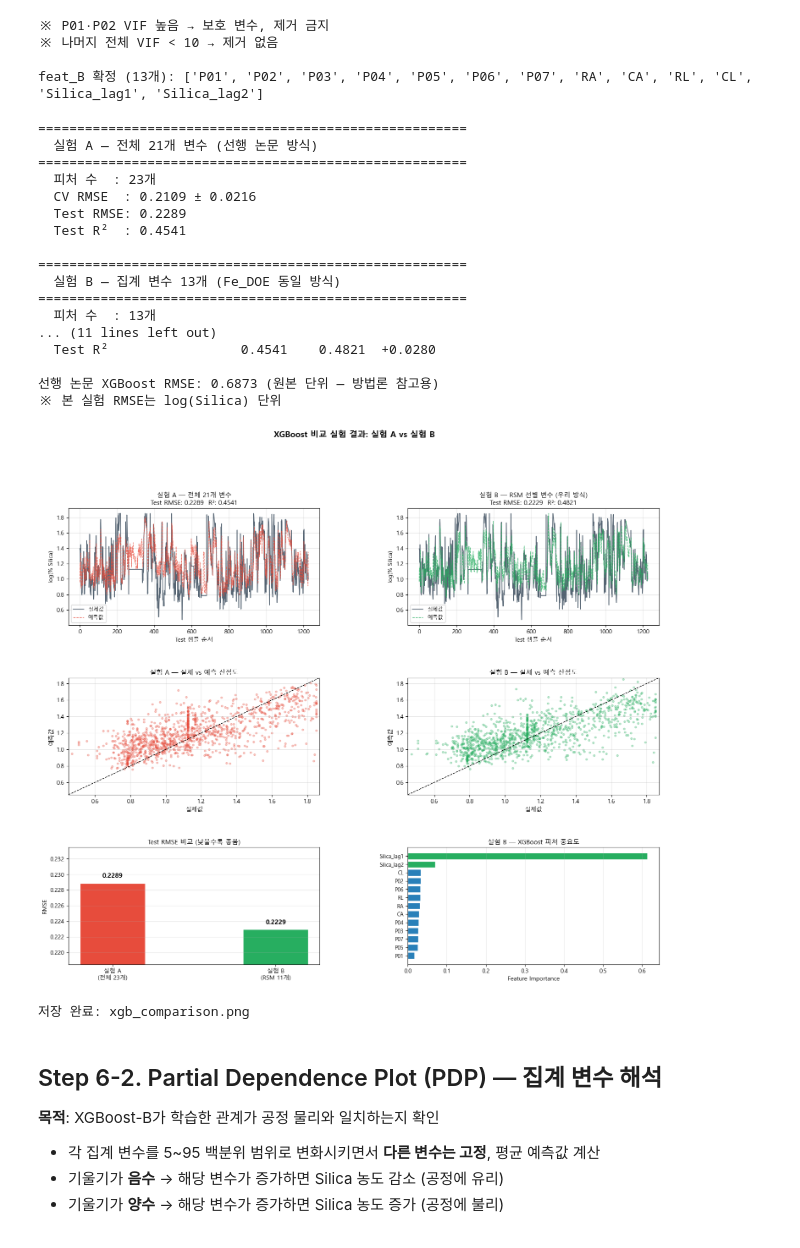
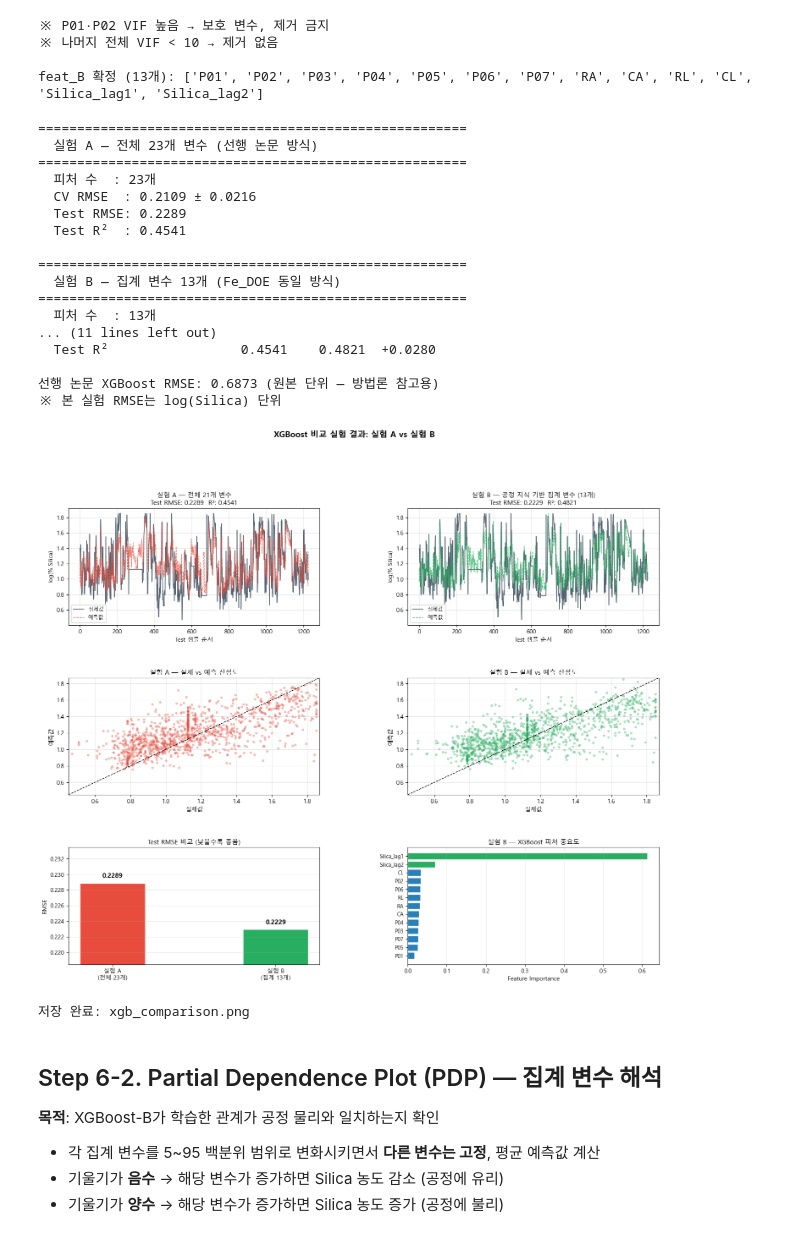
Before and after one commit to HyREX-Comic-Sans/CAPSTONE_Project, a Jupyter notebook: Silica_DOE.ipynb, the cells around one changed output. Saved outputs shown, nothing was run; the diff lists cells and outputs as text; code cells hidden in the pictures.

```diff
--- a/Silica_DOE.ipynb
+++ b/Silica_DOE.ipynb
@@ -574,7 +574,7 @@ def run_experiment(X_tr, X_te, label):
     return final, {'cv_rmse': cv_rmse, 'cv_std': cv_std,
                    'test_rmse': test_rmse, 'test_r2': test_r2}
 
-model_A, res_A = run_experiment(X_A_train, X_A_test, '실험 A — 전체 21개 변수 (선행 논문 방식)')
+model_A, res_A = run_experiment(X_A_train, X_A_test, '실험 A — 전체 23개 변수 (선행 논문 방식)')
 model_B, res_B = run_experiment(X_B_train, X_B_test, '실험 B — 집계 변수 13개 (Fe_DOE 동일 방식)')
 
 # ── 최종 비교표 ────────────────────────────────────────────────────────────────
@@ -593,7 +593,7 @@ print(f'\n선행 논문 XGBoost RMSE: 0.6873 (원본 단위 — 방법론 참고
 print('※ 본 실험 RMSE는 log(Silica) 단위')
 # %% [output]
 =======================================================
-  실험 A — 전체 21개 변수 (선행 논문 방식)
+  실험 A — 전체 23개 변수 (선행 논문 방식)
 =======================================================
   피처 수  : 23개
   CV RMSE  : 0.2109 ± 0.0216
@@ -637,7 +637,7 @@ ax1.legend(fontsize=9); ax1.grid(alpha=0.3)
 ax2 = fig.add_subplot(gs[0, 1])
 ax2.plot(x_time, y_arr,  color='#2c3e50', lw=1.2, label='실제값', alpha=0.8)
 ax2.plot(x_time, pred_B, color='#27ae60', lw=1.0, label='예측값', alpha=0.75, linestyle='--')
-ax2.set_title(f'실험 B — RSM 선별 변수 (우리 방식)\nTest RMSE: {res_B["test_rmse"]:.4f}  R²: {res_B["test_r2"]:.4f}', fontsize=11)
+ax2.set_title(f'실험 B — 공정 지식 기반 집계 변수 (13개)\nTest RMSE: {res_B["test_rmse"]:.4f}  R²: {res_B["test_r2"]:.4f}', fontsize=11)
 ax2.set_xlabel('Test 샘플 순서'); ax2.set_ylabel('log(% Silica)')
 ax2.legend(fontsize=9); ax2.grid(alpha=0.3)
 
@@ -658,35 +658,35 @@ ax4.set_xlim(lim); ax4.set_ylim(lim)
 ax4.set_title('실험 B — 실제 vs 예측 산점도', fontsize=11)
 ax4.set_xlabel('실제값'); ax4.set_ylabel('예측값'); ax4.grid(alpha=0.3)
 
 # ── (5) RMSE / R² 비교 막대 ───────────────────────────────────────────────────
 ax5 = fig.add_subplot(gs[2, 0])
-bars = ax5.bar(['실험 A\n(전체 23개)', '실험 B\n(RSM 11개)'],
+bars = ax5.bar(['실험 A\n(전체 23개)', '실험 B\n(집계 13개)'],
                [res_A['test_rmse'], res_B['test_rmse']],
                color=['#e74c3c', '#27ae60'], width=0.4, edgecolor='white')
 for bar, val in zip(bars, [res_A['test_rmse'], res_B['test_rmse']]):
     ax5.text(bar.get_x() + bar.get_width()/2, bar.get_height() + 0.0005,
              f'{val:.4f}', ha='center', va='bottom', fontsize=11, fontweight='bold')
 ax5.set_title('Test RMSE 비교 (낮을수록 좋음)', fontsize=11)
 ax5.set_ylabel('RMSE'); ax5.grid(axis='y', alpha=0.3)
 ymin = min(res_A['test_rmse'], res_B['test_rmse']) * 0.98
 ymax = max(res_A['test_rmse'], res_B['test_rmse']) * 1.02
 ax5.set_ylim(ymin, ymax)
 
 ax6 = fig.add_subplot(gs[2, 1])
 imp = model_B.feature_importances_
 idx = np.argsort(imp)
 colors = ['#27ae60' if f in ['Silica_lag1','Silica_lag2'] else '#2980b9' for f in np.array(feat_B)[idx]]
 ax6.barh(np.array(feat_B)[idx], imp[idx], color=colors, edgecolor='white')
 ax6.set_title('실험 B — XGBoost 피처 중요도', fontsize=11)
 ax6.set_xlabel('Feature Importance'); ax6.grid(axis='x', alpha=0.3)
 ax6.tick_params(axis='y', labelsize=9)
 
 fig.suptitle('XGBoost 비교 실험 결과: 실험 A vs 실험 B', fontsize=14, fontweight='bold', y=1.01)
 plt.savefig('xgb_comparison.png', dpi=150, bbox_inches='tight')
 plt.show()
 print('저장 완료: xgb_comparison.png')
 # %% [output]
-[figure, old version]
+[figure, new version]
 저장 완료: xgb_comparison.png
 # %% [markdown]
 ## Step 6-2. Partial Dependence Plot (PDP) — 집계 변수 해석
```
Also changed, not shown: parts of 10 cells of this notebook, 9 other files.
